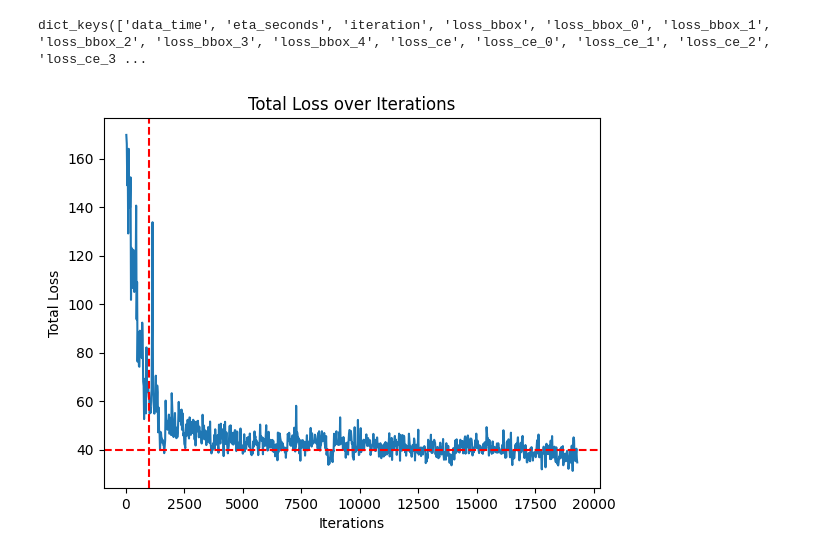
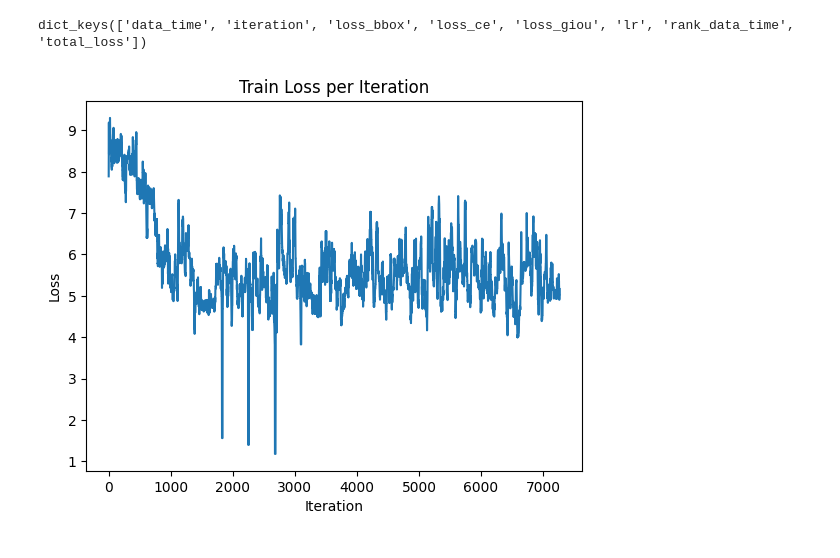
Before and after one commit to Lotto98/DL4NLP_project, a Jupyter notebook: plots.ipynb, the cells around one changed output. Saved outputs shown, nothing was run; the diff lists cells and outputs as text; code cells hidden in the pictures.

```diff
--- a/plots.ipynb
+++ b/plots.ipynb
@@ -2,29 +2,27 @@
 import json
 import matplotlib.pyplot as plt
 
-with open('output_old/metrics.json', 'r') as f:
+with open('output/metrics.json', 'r') as f:
     metrics = []
     for line in f:
         metrics.append(json.loads(line))
+
+with open('output/metrics_val.json', 'r') as f:
+    metrics_val = []
+    for line in f:
+        metrics_val.append(json.loads(line))
 # %%
 metrics[0].keys()
 # %% [output]
-dict_keys(['data_time', 'eta_seconds', 'iteration', 'loss_bbox', 'loss_bbox_0', 'loss_bbox_1', 'loss_bbox_2', 'loss_bbox_3', 'loss_bbox_4', 'loss_ce', 'loss_ce_0', 'loss_ce_1', 'loss_ce_2', 'loss_ce_3 ...
+dict_keys(['data_time', 'iteration', 'loss_bbox', 'loss_ce', 'loss_giou', 'lr', 'rank_data_time', 'total_loss'])
 # %%
 total_loss = [metric.get('total_loss', None) for metric in metrics]
 iterations = [metric.get('iteration', None) for metric in metrics]
 
 plt.plot(iterations, total_loss)
-plt.xlabel('Iterations')
-plt.ylabel('Total Loss')
-plt.title('Total Loss over Iterations')
-
-#add line at loss = 40
-plt.axhline(y=40, color='r', linestyle='--')
-
-#add line at iteration 1000
-plt.axvline(x=1000, color='r', linestyle='--')
-
+plt.xlabel('Iteration')
+plt.ylabel('Loss')
+plt.title('Train Loss per Iteration')
 plt.show()
 # %% [output]
-[figure, old version]
+[figure, new version]
```
Also changed, not shown: parts of 8 cells of this notebook, 8 other files.
